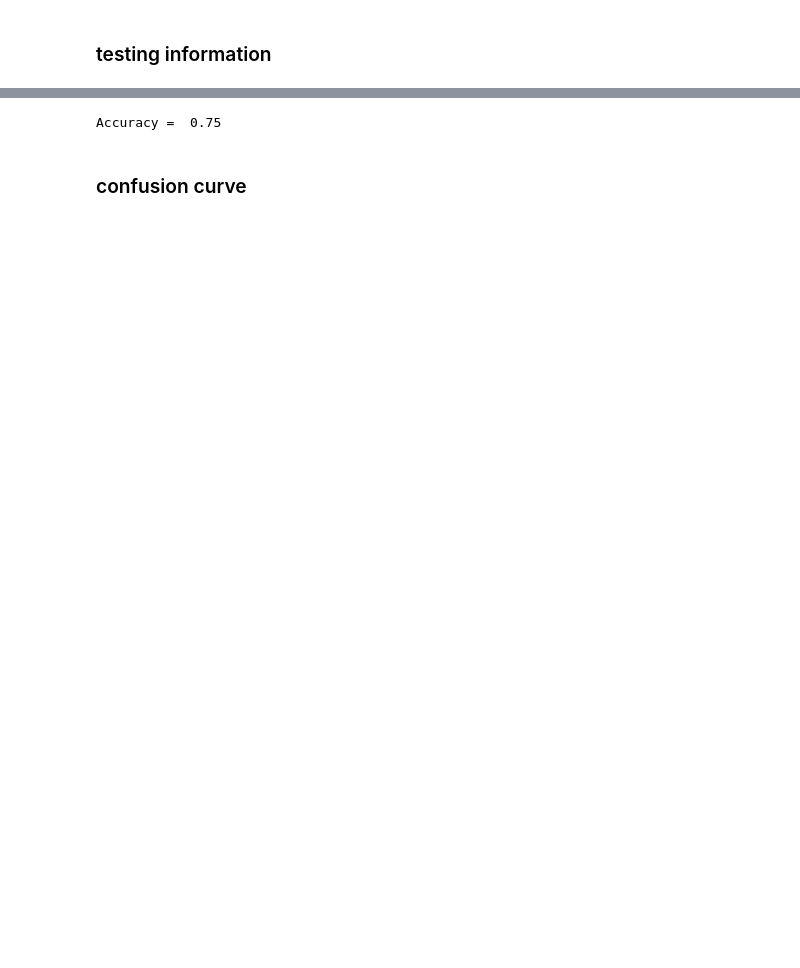
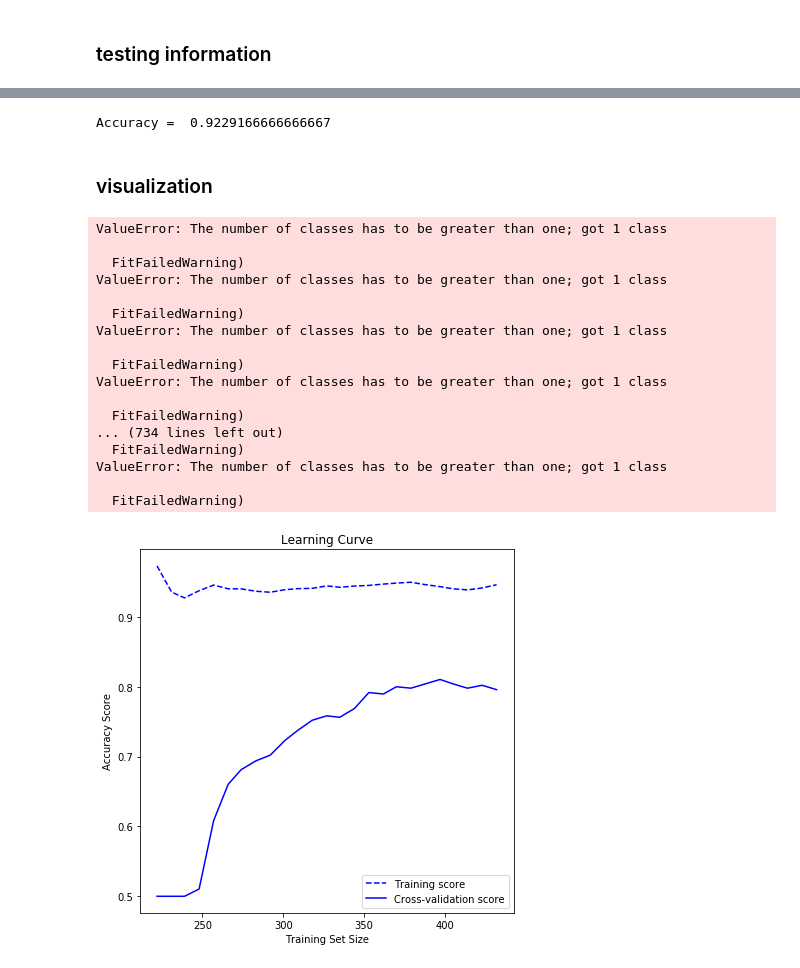
Before and after one commit to Ibrahim182/CNN-ANN-SVM, a Jupyter notebook: SVM_images.ipynb, the cells around one changed output, grey strips where cells are left out. Drawn from its saved outputs; the diff is of its cells as text; code cells hidden in the pictures; blank space fills up the shorter version.

```diff
--- a/SVM_images.ipynb
+++ b/SVM_images.ipynb
@@ -91,9 +86,51 @@ model = svm.SVC(kernel='rbf',max_iter=10000)
 result = model.fit(training_images, training_labels)
 # %%
 prediction = model.predict(testing_images)
-print ("Accuracy = ", metrics.accuracy_score(testing_labels, prediction))
+acc = metrics.accuracy_score(testing_labels, prediction)
+print ("Accuracy = ", acc)
 # %% [output]
-Accuracy =  0.75
+Accuracy =  0.9229166666666667
-# %% [markdown]
-### confusion curve
+# %% [markdown]
+### visualization
+# %%
+import numpy as np
+import matplotlib.pyplot as plt
+from sklearn.model_selection import learning_curve
+
+train_sizes, train_scores, test_scores = learning_curve(model,
+                                                        testing_images, testing_labels, cv=10, scoring='accuracy',
+                                                        train_sizes=np.linspace(0.01, 1.0, 50))
+train_mean = np.mean(train_scores, axis=1)
+train_std = np.std(train_scores, axis=1)
+
+test_mean = np.mean(test_scores, axis=1)
+test_std = np.std(test_scores, axis=1)
+
+plt.subplots(1, figsize=(6,6))
+plt.plot(train_sizes, train_mean, '--', color='blue',  label="Training score")
+plt.plot(train_sizes, test_mean, color='blue', label="Cross-validation score")
+
+plt.title("Learning Curve")
+plt.xlabel("Training Set Size"), plt.ylabel("Accuracy Score"), plt.legend(loc="best")
+plt.tight_layout()
+plt.show()
+# %% [output]
+ValueError: The number of classes has to be greater than one; got 1 class
+
+  FitFailedWarning)
+ValueError: The number of classes has to be greater than one; got 1 class
+
+  FitFailedWarning)
+ValueError: The number of classes has to be greater than one; got 1 class
+
+  FitFailedWarning)
+ValueError: The number of classes has to be greater than one; got 1 class
+
+  FitFailedWarning)
+... (734 lines left out)
+  FitFailedWarning)
+ValueError: The number of classes has to be greater than one; got 1 class
+
+  FitFailedWarning)
+[figure, added]
 # %%
```
Also changed, not shown: parts of 9 cells of this notebook, 1 other file.
